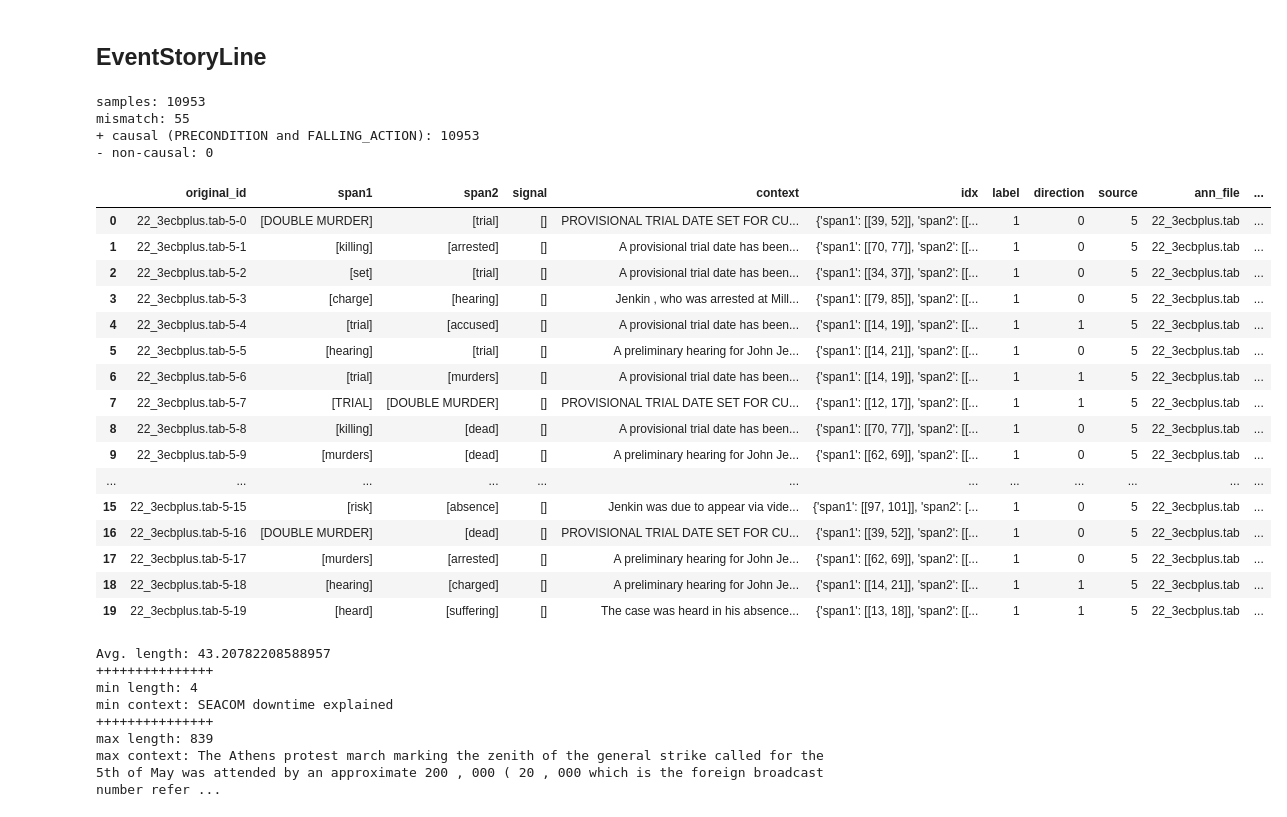
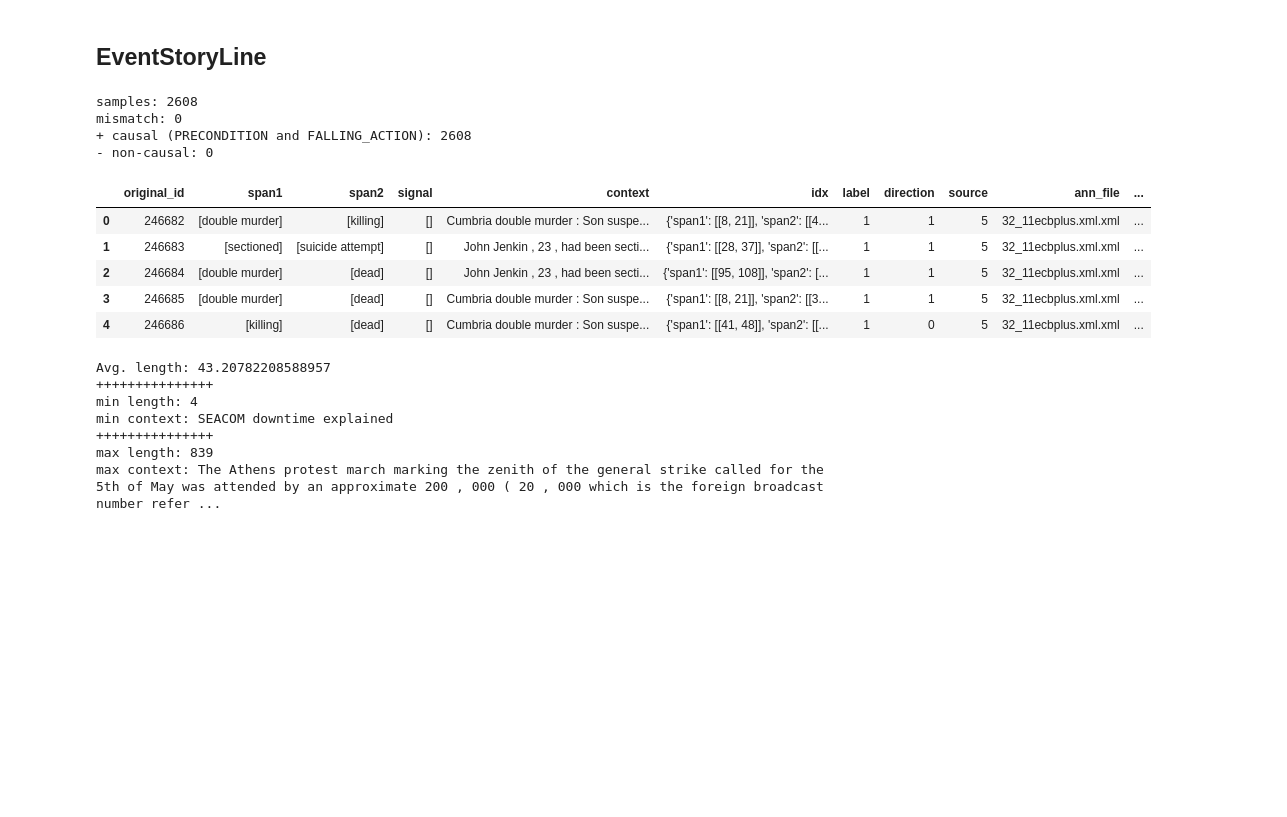
Before and after one commit to phosseini/CREST, a Jupyter notebook: notebooks/converter_demo.ipynb, the cells around one changed output. Cells and saved outputs as stored; diff of their text form; code cells hidden in the pictures; blank space fills up the shorter version.

```diff
--- a/notebooks/converter_demo.ipynb
+++ b/notebooks/converter_demo.ipynb
@@ -192,39 +192,28 @@ max context: WASHINGTON _ Following are statements made Friday and Thursday by L
 # %% [markdown]
 ## EventStoryLine
 # %%
-data, mis = converter.convert_eventstorylines_v2(version="1.5")
+data, mis = converter.convert_eventstorylines_v1(version="1.5")
 total_samples += len(data)
 print("samples: " + str(len(data)))
 print("mismatch: " + str(mis))
 print("+ causal (PRECONDITION and FALLING_ACTION): {}".format(len(data.loc[data["label"] == 1])))
 print("- non-causal: {}".format(len(data.loc[data["label"] == 0])))
 
-# crest2brat(data, '../data/crest_brat/5')
+crest2brat(data, '../data/crest_brat/5')
 # %% [output]
-samples: 10953
-mismatch: 55
-+ causal (PRECONDITION and FALLING_ACTION): 10953
+samples: 2608
+mismatch: 0
++ causal (PRECONDITION and FALLING_ACTION): 2608
 - non-causal: 0
 # %%
-data.head(20)
+data.head()
 # %% [output]
 |  | original_id | span1 | span2 | signal | context | idx | label | direction | source | ann_file | ... |
-| 0 | 22_3ecbplus.tab-5-0 | [DOUBLE MURDER] | [trial] | [] | PROVISIONAL TRIAL DATE SET FOR CU... | {'span1': [[39, 52]], 'span2': [[... | 1 | 0 | 5 | 22_3ecbplus.tab | ... |
-| 1 | 22_3ecbplus.tab-5-1 | [killing] | [arrested] | [] | A provisional trial date has been... | {'span1': [[70, 77]], 'span2': [[... | 1 | 0 | 5 | 22_3ecbplus.tab | ... |
-| 2 | 22_3ecbplus.tab-5-2 | [set] | [trial] | [] | A provisional trial date has been... | {'span1': [[34, 37]], 'span2': [[... | 1 | 0 | 5 | 22_3ecbplus.tab | ... |
-| 3 | 22_3ecbplus.tab-5-3 | [charge] | [hearing] | [] | Jenkin , who was arrested at Mill... | {'span1': [[79, 85]], 'span2': [[... | 1 | 0 | 5 | 22_3ecbplus.tab | ... |
-| 4 | 22_3ecbplus.tab-5-4 | [trial] | [accused] | [] | A provisional trial date has been... | {'span1': [[14, 19]], 'span2': [[... | 1 | 1 | 5 | 22_3ecbplus.tab | ... |
-| 5 | 22_3ecbplus.tab-5-5 | [hearing] | [trial] | [] | A preliminary hearing for John Je... | {'span1': [[14, 21]], 'span2': [[... | 1 | 0 | 5 | 22_3ecbplus.tab | ... |
-| 6 | 22_3ecbplus.tab-5-6 | [trial] | [murders] | [] | A provisional trial date has been... | {'span1': [[14, 19]], 'span2': [[... | 1 | 1 | 5 | 22_3ecbplus.tab | ... |
-| 7 | 22_3ecbplus.tab-5-7 | [TRIAL] | [DOUBLE MURDER] | [] | PROVISIONAL TRIAL DATE SET FOR CU... | {'span1': [[12, 17]], 'span2': [[... | 1 | 1 | 5 | 22_3ecbplus.tab | ... |
-| 8 | 22_3ecbplus.tab-5-8 | [killing] | [dead] | [] | A provisional trial date has been... | {'span1': [[70, 77]], 'span2': [[... | 1 | 0 | 5 | 22_3ecbplus.tab | ... |
-| 9 | 22_3ecbplus.tab-5-9 | [murders] | [dead] | [] | A preliminary hearing for John Je... | {'span1': [[62, 69]], 'span2': [[... | 1 | 0 | 5 | 22_3ecbplus.tab | ... |
-| ... | ... | ... | ... | ... | ... | ... | ... | ... | ... | ... | ... |
-| 15 | 22_3ecbplus.tab-5-15 | [risk] | [absence] | [] | Jenkin was due to appear via vide... | {'span1': [[97, 101]], 'span2': [... | 1 | 0 | 5 | 22_3ecbplus.tab | ... |
-| 16 | 22_3ecbplus.tab-5-16 | [DOUBLE MURDER] | [dead] | [] | PROVISIONAL TRIAL DATE SET FOR CU... | {'span1': [[39, 52]], 'span2': [[... | 1 | 0 | 5 | 22_3ecbplus.tab | ... |
-| 17 | 22_3ecbplus.tab-5-17 | [murders] | [arrested] | [] | A preliminary hearing for John Je... | {'span1': [[62, 69]], 'span2': [[... | 1 | 0 | 5 | 22_3ecbplus.tab | ... |
-| 18 | 22_3ecbplus.tab-5-18 | [hearing] | [charged] | [] | A preliminary hearing for John Je... | {'span1': [[14, 21]], 'span2': [[... | 1 | 1 | 5 | 22_3ecbplus.tab | ... |
-| 19 | 22_3ecbplus.tab-5-19 | [heard] | [suffering] | [] | The case was heard in his absence... | {'span1': [[13, 18]], 'span2': [[... | 1 | 1 | 5 | 22_3ecbplus.tab | ... |
+| 0 | 246682 | [double murder] | [killing] | [] | Cumbria double murder : Son suspe... | {'span1': [[8, 21]], 'span2': [[4... | 1 | 1 | 5 | 32_11ecbplus.xml.xml | ... |
+| 1 | 246683 | [sectioned] | [suicide attempt] | [] | John Jenkin , 23 , had been secti... | {'span1': [[28, 37]], 'span2': [[... | 1 | 1 | 5 | 32_11ecbplus.xml.xml | ... |
+| 2 | 246684 | [double murder] | [dead] | [] | John Jenkin , 23 , had been secti... | {'span1': [[95, 108]], 'span2': [... | 1 | 1 | 5 | 32_11ecbplus.xml.xml | ... |
+| 3 | 246685 | [double murder] | [dead] | [] | Cumbria double murder : Son suspe... | {'span1': [[8, 21]], 'span2': [[3... | 1 | 1 | 5 | 32_11ecbplus.xml.xml | ... |
+| 4 | 246686 | [killing] | [dead] | [] | Cumbria double murder : Son suspe... | {'span1': [[41, 48]], 'span2': [[... | 1 | 0 | 5 | 32_11ecbplus.xml.xml | ... |
 # %%
 min_avg_max(data)
 # %% [output]
```
Also changed, not shown: parts of 2 cells of this notebook, 1 other file.
